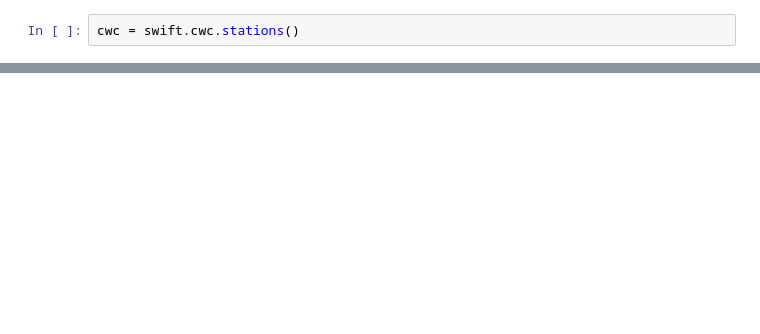
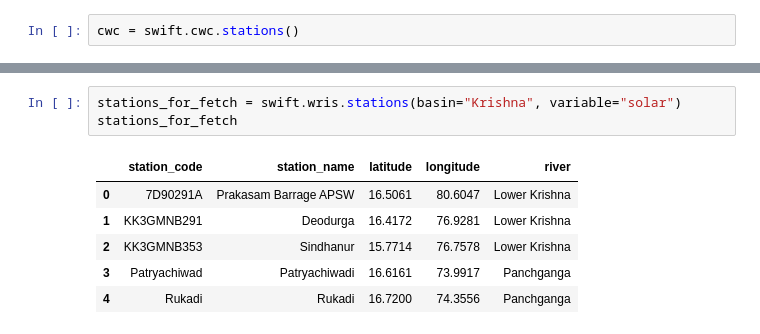
Before and after one commit to bharathk113/HydroSwift, a Jupyter notebook: swift_test.ipynb, the cells around one changed output, grey strips where cells are left out. Drawn from its saved outputs; the diff is of its cells as text; blank space fills up the shorter version.

```diff
--- a/swift_test.ipynb
+++ b/swift_test.ipynb
@@ -109,0 +201,10 @@ meta
+# %%
+stations_for_fetch = swift.wris.stations(basin="Krishna", variable="solar")
+stations_for_fetch
+# %% [output]
+|  | station_code | station_name | latitude | longitude | river |
+| 0 | 7D90291A | Prakasam Barrage APSW | 16.5061 | 80.6047 | Lower Krishna |
+| 1 | KK3GMNB291 | Deodurga | 16.4172 | 76.9281 | Lower Krishna |
+| 2 | KK3GMNB353 | Sindhanur | 15.7714 | 76.7578 | Lower Krishna |
+| 3 | Patryachiwad | Patryachiwadi | 16.6161 | 73.9917 | Panchganga |
+| 4 | Rukadi | Rukadi | 16.7200 | 74.3556 | Panchganga |
```
Also changed, not shown: parts of 22 cells of this notebook, 6 other files.
